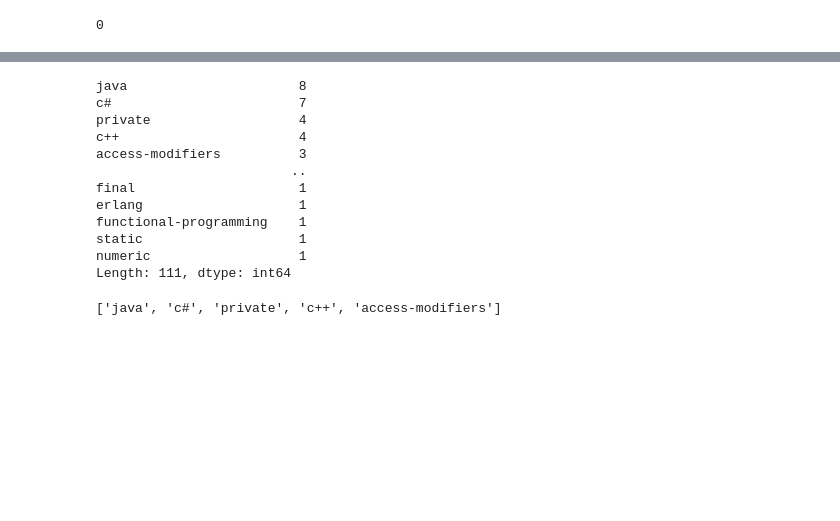
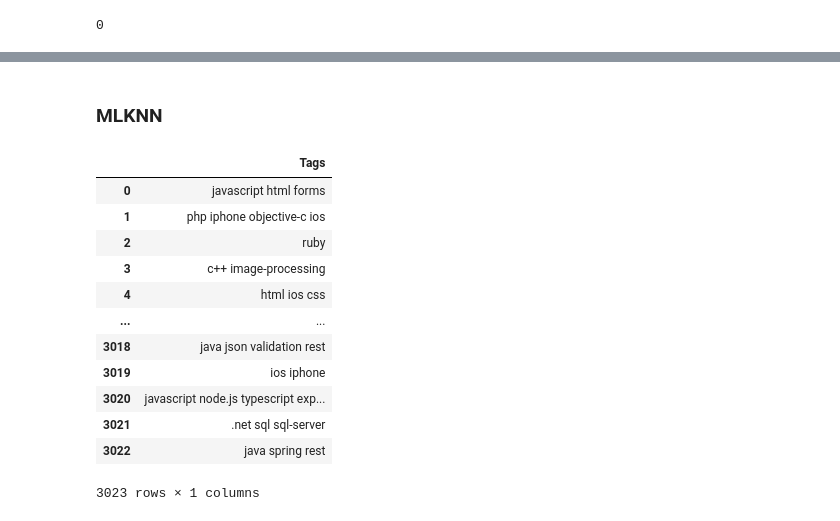
Before and after one commit to anbaut/Categorisez-automatiquement-des-questions, a Jupyter notebook: P5_notebook_test.ipynb, the cells around one changed output, grey strips where cells are left out. Saved outputs shown, nothing was run; the diff lists cells and outputs as text; code cells hidden in the pictures; blank space fills up the shorter version.

```diff
--- a/P5_notebook_test.ipynb
+++ b/P5_notebook_test.ipynb
@@ -76,0 +37,5 @@ df["full_text"] = df["Title"] + df["Body"]
+# %%
+df['Tags']=df['Tags'].str.replace("'","")
+df['Tags']=df['Tags'].str.replace("[","")
+df['Tags']=df['Tags'].str.replace("]","")
+df['Tags']=df['Tags'].str.replace(","," ")
@@ -270,15 +193,0 @@ Length: 111, dtype: int64
-# %%
-post
-# %% [output]
-java                      8
-c#                        7
-private                   4
-c++                       4
-access-modifiers          3
-                         ..
-final                     1
-erlang                    1
-functional-programming    1
-static                    1
-numeric                   1
-Length: 111, dtype: int64
@@ -287,4 +194,33 @@ tags = post.index.tolist()
-# %%
-tags[:5]
-# %% [output]
-['java', 'c#', 'private', 'c++', 'access-modifiers']
+# %% [markdown]
+### MLKNN
+# %%
+
+tags_array=df['Tags'].to_numpy()
+df2 = pd.DataFrame(tags_array, columns=['Tags'])
+
+coun_vect = CountVectorizer(tokenizer=lambda txt: txt.split())
+
+count_matrix  = coun_vect.fit_transform(df2["Tags"])
+count_array = count_matrix.toarray()
+
+y = pd.DataFrame(data=count_array,columns = coun_vect.get_feature_names())
+
+y.replace(2,1,inplace= True)
+y.replace(3,1,inplace= True)
+y.replace(4,1,inplace= True)
+# %%
+df2
+# %% [output]
+|  | Tags |
+| 0 | javascript html forms |
+| 1 | php iphone objective-c ios |
+| 2 | ruby |
+| 3 | c++ image-processing |
+| 4 | html ios css |
+| ... | ... |
+| 3018 | java json validation rest |
+| 3019 | ios iphone |
+| 3020 | javascript node.js typescript exp... |
+| 3021 | .net sql sql-server |
+| 3022 | java spring rest |
+3023 rows × 1 columns
```
Also changed, not shown: parts of 48 cells of this notebook, 2 other files.
